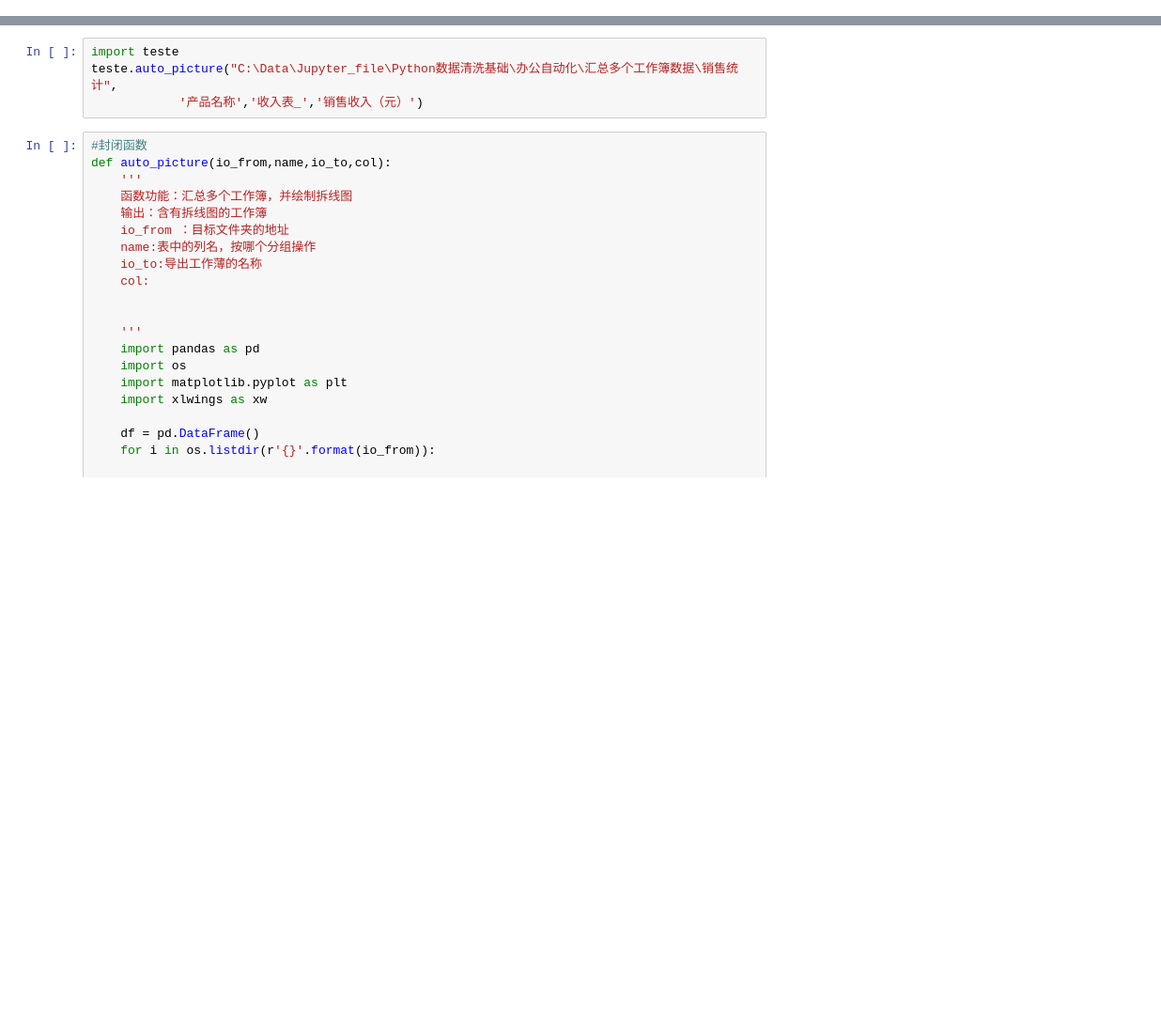
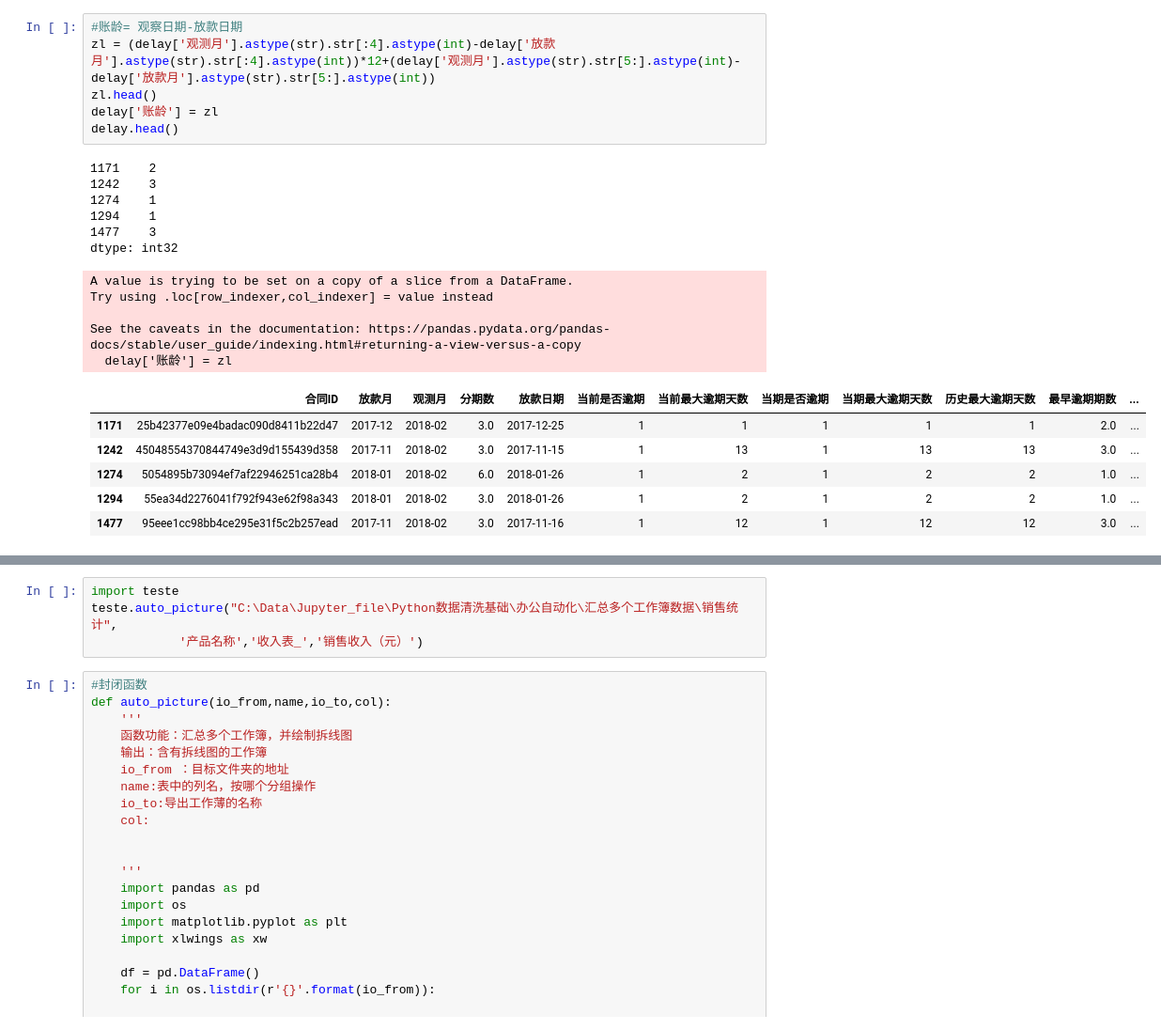
Before and after one commit to Marquis0065/pycharm_token2, a Jupyter notebook: jupyter.ipynb, the cells around one changed output, grey strips where cells are left out. Shown: that part at 94% size. Cells and saved outputs as stored; diff of their text form; blank space fills up the shorter version.

```diff
--- a/jupyter.ipynb
+++ b/jupyter.ipynb
@@ -0,0 +201,24 @@
+# %%
+#账龄= 观察日期-放款日期
+zl = (delay['观测月'].astype(str).str[:4].astype(int)-delay['放款月'].astype(str).str[:4].astype(int))*12+(delay['观测月'].astype(str).str[5:].astype(int)-delay['放款月'].astype(str).str[5:].astype(int))
+zl.head()
+delay['账龄'] = zl
+delay.head()
+# %% [output]
+1171    2
+1242    3
+1274    1
+1294    1
+1477    3
+dtype: int32
+A value is trying to be set on a copy of a slice from a DataFrame.
+Try using .loc[row_indexer,col_indexer] = value instead
+
+See the caveats in the documentation: https://pandas.pydata.org/pandas-docs/stable/user_guide/indexing.html#returning-a-view-versus-a-copy
+  delay['账龄'] = zl
+|  | 合同ID | 放款月 | 观测月 | 分期数 | 放款日期 | 当前是否逾期 | 当前最大逾期天数 | 当期是否逾期 | 当期最大逾期天数 | 历史最大逾期天数 | 最早逾期期数 | ... |
+| 1171 | 25b42377e09e4badac090d8411b22d47 | 2017-12 | 2018-02 | 3.0 | 2017-12-25 | 1 | 1 | 1 | 1 | 1 | 2.0 | ... |
+| 1242 | 45048554370844749e3d9d155439d358 | 2017-11 | 2018-02 | 3.0 | 2017-11-15 | 1 | 13 | 1 | 13 | 13 | 3.0 | ... |
+| 1274 | 5054895b73094ef7af22946251ca28b4 | 2018-01 | 2018-02 | 6.0 | 2018-01-26 | 1 | 2 | 1 | 2 | 2 | 1.0 | ... |
+| 1294 | 55ea34d2276041f792f943e62f98a343 | 2018-01 | 2018-02 | 3.0 | 2018-01-26 | 1 | 2 | 1 | 2 | 2 | 1.0 | ... |
+| 1477 | 95eee1cc98bb4ce295e31f5c2b257ead | 2017-11 | 2018-02 | 3.0 | 2017-11-16 | 1 | 12 | 1 | 12 | 12 | 3.0 | ... |
```
Also changed, not shown: parts of 13 cells of this notebook.
